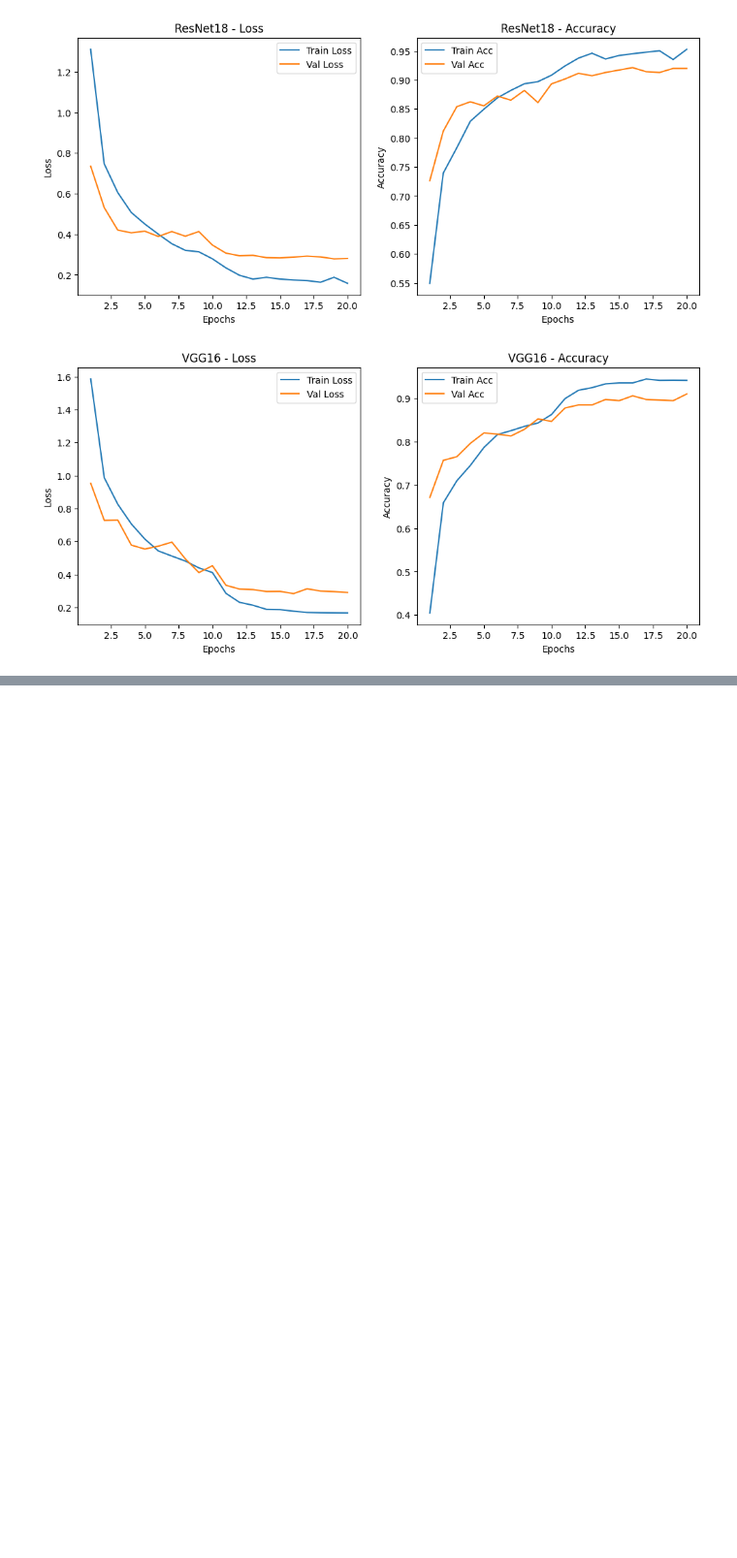
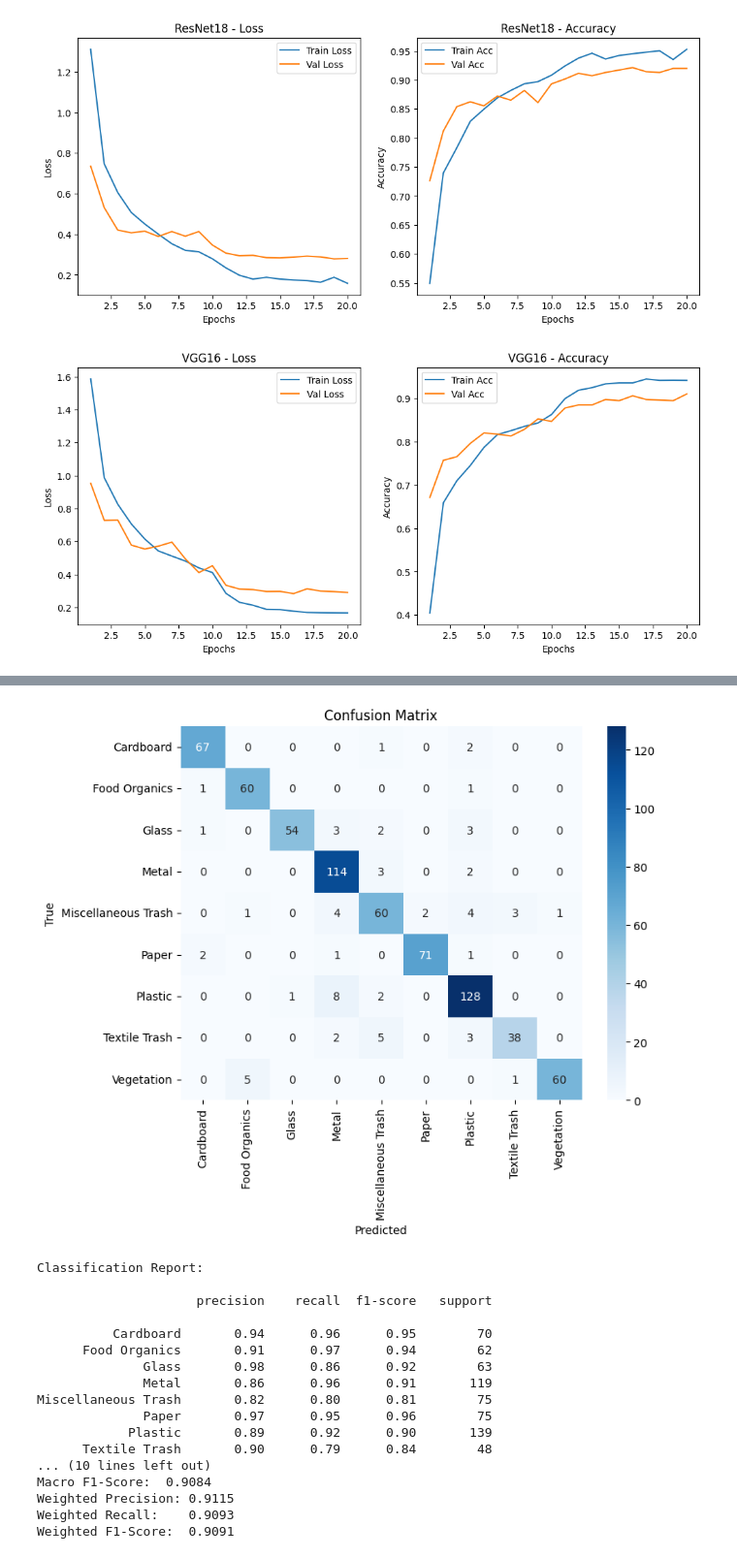
Before and after one commit to lahirunie-dulsara/EN3150-Assignment-3-CNN, a Jupyter notebook: realwaste.ipynb, the cells around one changed output, grey strips where cells are left out. Shown at 97% size. Drawn from its saved outputs; the diff is of its cells as text; code cells hidden in the pictures; blank space fills up the shorter version.

```diff
--- a/realwaste.ipynb
+++ b/realwaste.ipynb
@@ -1247,0 +1250,15 @@ Best Val Acc: 0.9101
+# %%
+from torchvision import datasets, transforms
+from torch.utils.data import DataLoader
+
+# Test data transformations (same as val)
+test_transform = transforms.Compose([
+    transforms.Resize((224, 224)),
+    transforms.ToTensor(),
+    transforms.Normalize([0.485, 0.456, 0.406],
+                         [0.229, 0.224, 0.225])
+])
+
+# Load test dataset
+test_dataset = datasets.ImageFolder('/kaggle/working/realwaste_split/test', transform=test_transform)
+test_loader = DataLoader(test_dataset, batch_size=32, shuffle=False)
@@ -1247,0 +1293,58 @@ Best Val Acc: 0.9101
+# %%
+from sklearn.metrics import confusion_matrix, classification_report, precision_score, recall_score, f1_score
+import seaborn as sns
+import matplotlib.pyplot as plt
+import numpy as np
+
+# Confusion matrix
+cm = confusion_matrix(all_labels, all_preds)
+class_names = test_dataset.classes
+
+# 🔹 Plot Confusion Matrix
+plt.figure(figsize=(8, 6))
+sns.heatmap(cm, annot=True, fmt='d', cmap='Blues',
+            xticklabels=class_names, yticklabels=class_names)
+plt.xlabel('Predicted')
+plt.ylabel('True')
+plt.title('Confusion Matrix')
+plt.show()
+
+# 🔹 Classification Report
+print("\nClassification Report:\n")
+print(classification_report(all_labels, all_preds, target_names=class_names))
+
+# 🔹 Overall Metrics
+precision_macro = precision_score(all_labels, all_preds, average='macro')
+recall_macro = recall_score(all_labels, all_preds, average='macro')
+f1_macro = f1_score(all_labels, all_preds, average='macro')
+
+precision_weighted = precision_score(all_labels, all_preds, average='weighted')
+recall_weighted = recall_score(all_labels, all_preds, average='weighted')
+f1_weighted = f1_score(all_labels, all_preds, average='weighted')
+
+print(f"\n🔹 Overall Metrics:")
+print(f"Macro Precision: {precision_macro:.4f}")
+print(f"Macro Recall:    {recall_macro:.4f}")
+print(f"Macro F1-Score:  {f1_macro:.4f}")
+print(f"Weighted Precision: {precision_weighted:.4f}")
+print(f"Weighted Recall:    {recall_weighted:.4f}")
+print(f"Weighted F1-Score:  {f1_weighted:.4f}")
+# %% [output]
+[figure, added]
+Classification Report:
+
+                     precision    recall  f1-score   support
+
+          Cardboard       0.94      0.96      0.95        70
+      Food Organics       0.91      0.97      0.94        62
+              Glass       0.98      0.86      0.92        63
+              Metal       0.86      0.96      0.91       119
+Miscellaneous Trash       0.82      0.80      0.81        75
+              Paper       0.97      0.95      0.96        75
+            Plastic       0.89      0.92      0.90       139
+      Textile Trash       0.90      0.79      0.84        48
+... (10 lines left out)
+Macro F1-Score:  0.9084
+Weighted Precision: 0.9115
+Weighted Recall:    0.9093
+Weighted F1-Score:  0.9091
```
Also changed, not shown: parts of 6 cells of this notebook.
